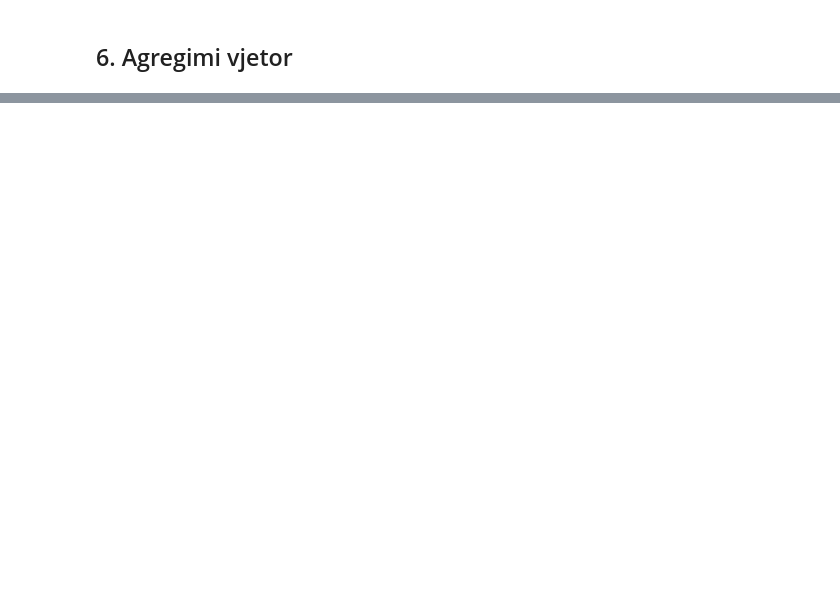
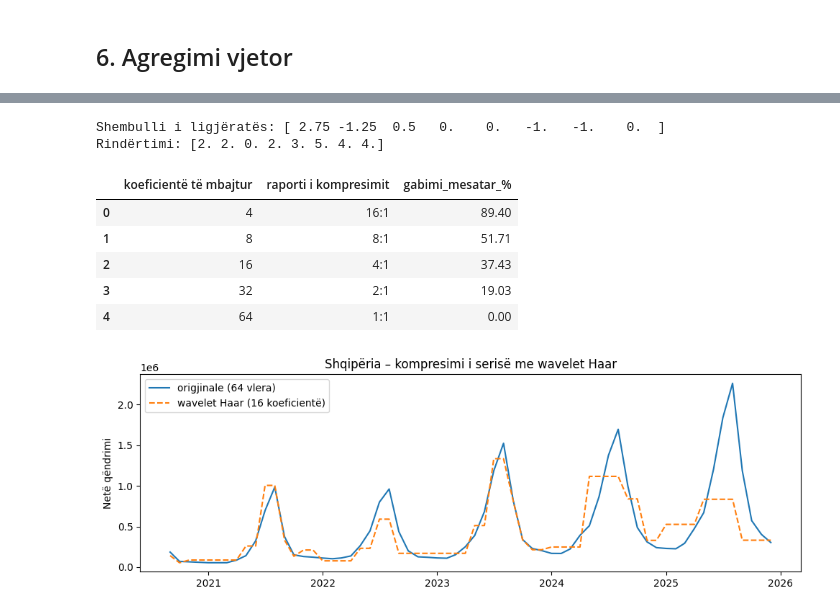
Before and after one commit to arbnortasholli/PVDh_Grupi1, a Jupyter notebook: phase1_preprocessing_eurostat.ipynb, the cells around one changed output, grey strips where cells are left out. Saved outputs shown, nothing was run; the diff lists cells and outputs as text; code cells hidden in the pictures; blank space fills up the shorter version.

```diff
--- a/phase1_preprocessing_eurostat.ipynb
+++ b/phase1_preprocessing_eurostat.ipynb
@@ -192,0 +1606,58 @@ display(annual_summary.head())
+# %%
+def haar_dwt(x):
+    x = np.asarray(x, dtype=float)
+    detajet = []
+    while len(x) > 1:
+        mesataret = (x[0::2] + x[1::2]) / 2
+        detajet = list((x[0::2] - x[1::2]) / 2) + detajet
+        x = mesataret
+    return np.array(list(x) + detajet)
+
+
+def haar_idwt(koef):
+    koef = np.asarray(koef, dtype=float)
+    x, poz = koef[:1], 1
+    while poz < len(koef):
+        d = koef[poz:2 * poz]
+        x = np.column_stack([x + d, x - d]).ravel()
+        poz *= 2
+    return x
+
+
+print("Shembulli i ligjëratës:", haar_dwt([2, 2, 0, 2, 3, 5, 4, 4]))
+print("Rindërtimi:", haar_idwt(haar_dwt([2, 2, 0, 2, 3, 5, 4, 4])))
+
+# Seria e Shqipërisë: 64 muajt e fundit (64 = 2^6), në shkallë logaritmike
+seria_al = np.log1p(matrica_imputuar.loc["AL"].iloc[-64:])
+koef_al = haar_dwt(seria_al.values)
+
+rezultatet_wavelet = []
+for k in [4, 8, 16, 32, 64]:
+    koef_k = koef_al.copy()
+    koef_k[np.argsort(np.abs(koef_k))[:-k]] = 0          # mbajmë k koeficientët më të fortë
+    rindertimi = np.expm1(haar_idwt(koef_k))
+    gabimi = np.mean(np.abs(rindertimi - np.expm1(seria_al.values)) / np.expm1(seria_al.values)) * 100
+    rezultatet_wavelet.append((k, f"{64 / k:.0f}:1", round(gabimi, 2)))
+    if k == 16:
+        rindertimi_16 = rindertimi
+display(pd.DataFrame(rezultatet_wavelet, columns=["koeficientë të mbajtur", "raporti i kompresimit", "gabimi_mesatar_%"]))
+
+fig, ax = plt.subplots(figsize=(10, 3.5))
+ax.plot(seria_al.index, np.expm1(seria_al.values), label="origjinale (64 vlera)")
+ax.plot(seria_al.index, rindertimi_16, "--", label="wavelet Haar (16 koeficientë)")
+ax.set_title("Shqipëria – kompresimi i serisë me wavelet Haar")
+ax.set_ylabel("Netë qëndrimi")
+ax.legend()
+plt.tight_layout()
+plt.savefig(OUTPUT_DIR / "fig_05_wavelet.png", dpi=120)
+plt.show()
+# %% [output]
+Shembulli i ligjëratës: [ 2.75 -1.25  0.5   0.    0.   -1.   -1.    0.  ]
+Rindërtimi: [2. 2. 0. 2. 3. 5. 4. 4.]
+|  | koeficientë të mbajtur | raporti i kompresimit | gabimi_mesatar_% |
+| 0 | 4 | 16:1 | 89.40 |
+| 1 | 8 | 8:1 | 51.71 |
+| 2 | 16 | 4:1 | 37.43 |
+| 3 | 32 | 2:1 | 19.03 |
+| 4 | 64 | 1:1 | 0.00 |
+[figure, added]
```
Also changed, not shown: parts of 59 cells of this notebook, 1 other file.
